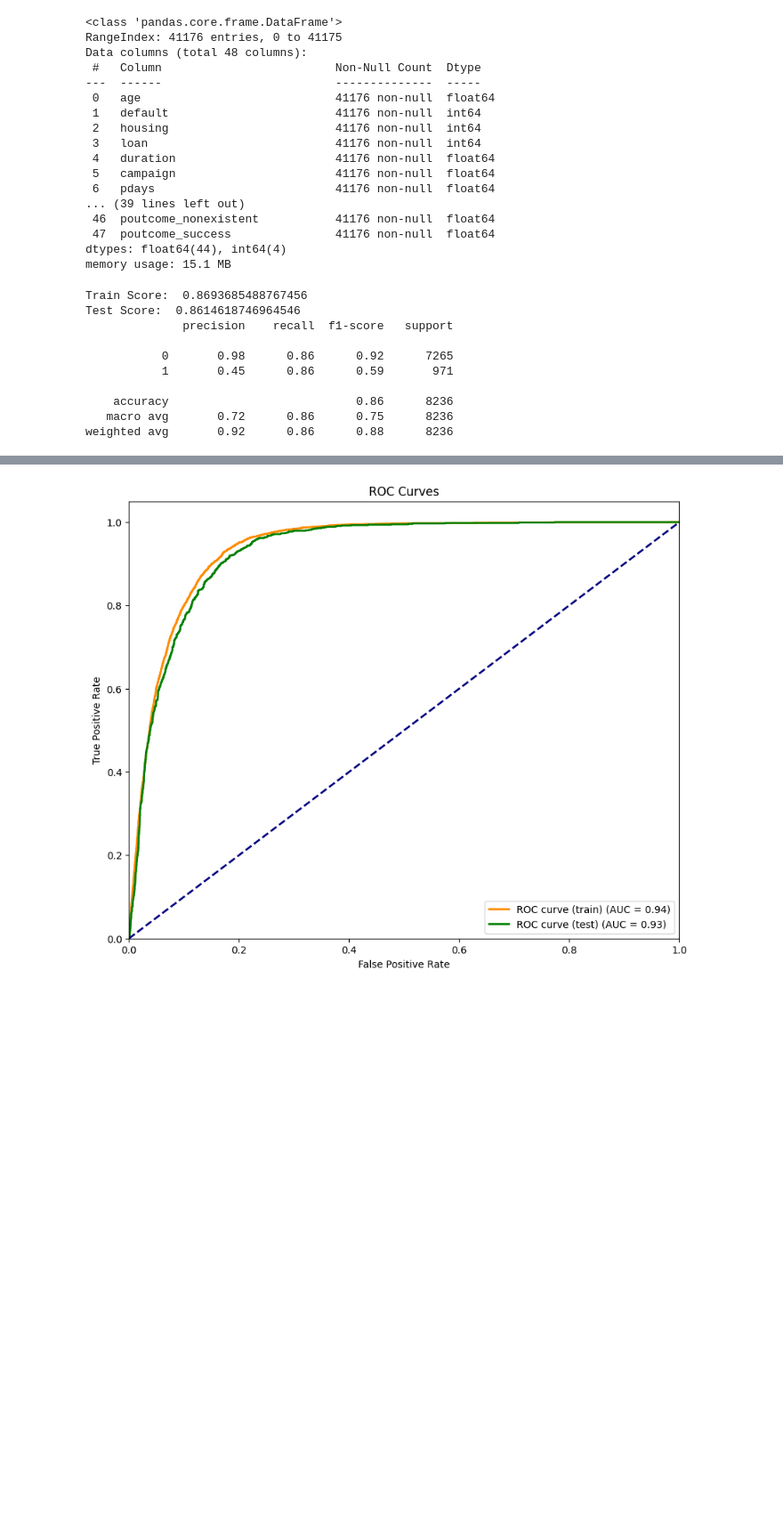
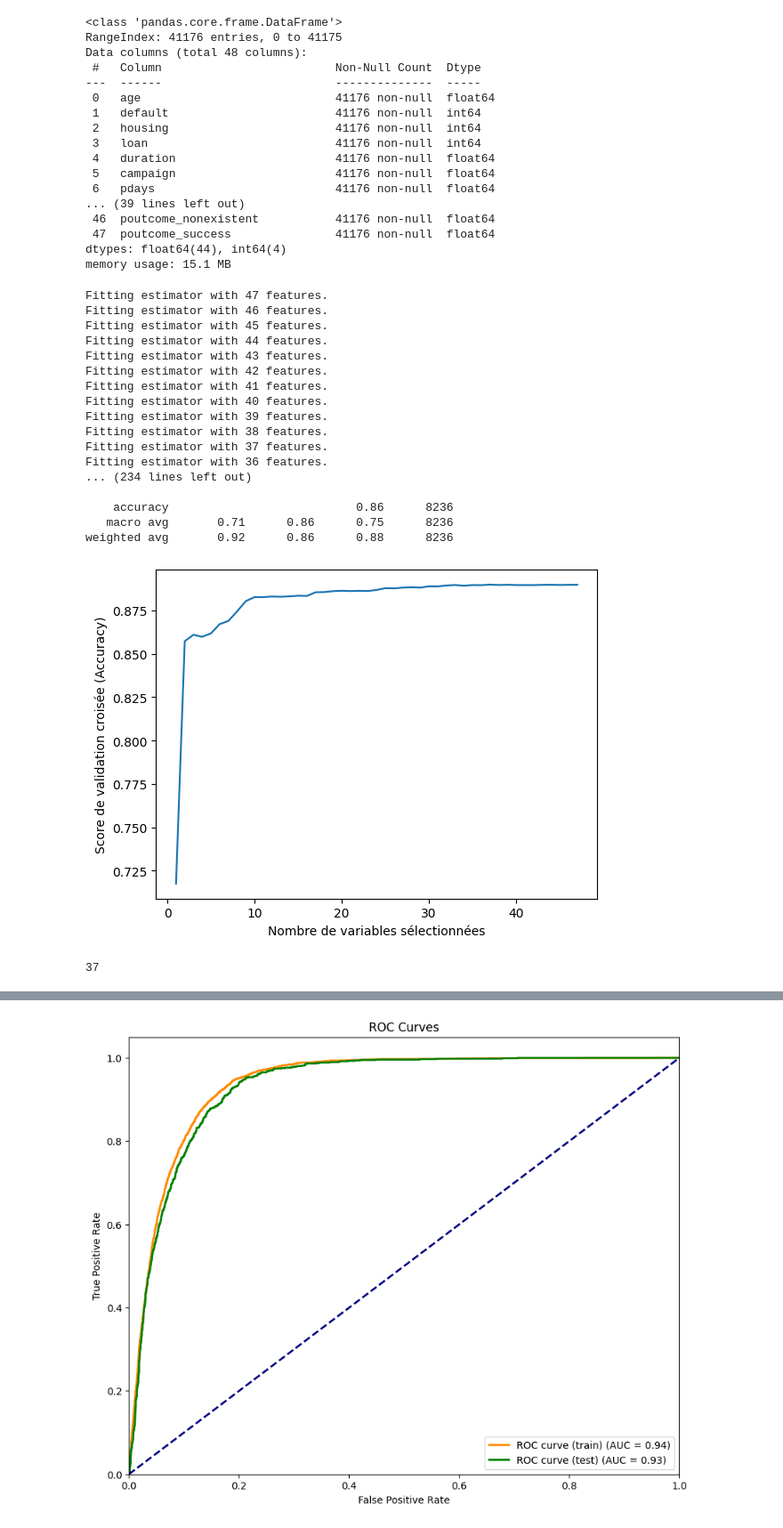
Before and after one commit to Lovatiana8/ML_project, a Jupyter notebook: regression_logistique.ipynb, the cells around one changed output, grey strips where cells are left out. Shown at 89% size. Saved outputs shown, nothing was run; the diff lists cells and outputs as text; code cells hidden in the pictures; blank space fills up the shorter version.

```diff
--- a/regression_logistique.ipynb
+++ b/regression_logistique.ipynb
@@ -104,9 +105,14 @@ X_train, X_test, y_train, y_test = train_test_split(X, y, test_size=0.2, random_
 smote = SMOTE(random_state=42)
 logreg = LogisticRegression(C=100, penalty='l2', solver='liblinear', max_iter=100) # d'apres gridsearch
 
-# Créer un pipeline avec SMOTE et la régression logistique
+# Créer un pipeline avec SMOTE, RFECV et la régression logistique
 pipeline = Pipeline([
     ('smote', smote),
+    ('feature_selection', RFECV(estimator=logreg,
+                                step=1,
+                                cv=StratifiedKFold(5),
+                                scoring='accuracy',
+                                verbose=2)),
     ('logreg', logreg)
 ])
 
@@ -127,13 +133,39 @@ print("Test Score: ", test_score)
 # Afficher le rapport de classification
 print(classification_report(y_test, y_pred))
 # %% [output]
-Train Score:  0.8693685488767456
-Test Score:  0.8614618746964546
-              precision    recall  f1-score   support
-
-           0       0.98      0.86      0.92      7265
-           1       0.45      0.86      0.59       971
+Fitting estimator with 47 features.
+Fitting estimator with 46 features.
+Fitting estimator with 45 features.
+Fitting estimator with 44 features.
+Fitting estimator with 43 features.
+Fitting estimator with 42 features.
+Fitting estimator with 41 features.
+Fitting estimator with 40 features.
+Fitting estimator with 39 features.
+Fitting estimator with 38 features.
+Fitting estimator with 37 features.
+Fitting estimator with 36 features.
+... (234 lines left out)
 
     accuracy                           0.86      8236
-   macro avg       0.72      0.86      0.75      8236
+   macro avg       0.71      0.86      0.75      8236
 weighted avg       0.92      0.86      0.88      8236
+# %%
+# Obtenir les variables sélectionnées
+selector = pipeline.named_steps['feature_selection']
+
+# Liste des variables sélectionnées
+selected_features = X_train.columns[selector.support_]
+
+# visualisation le nombre optimal de variables
+plt.figure()
+plt.xlabel("Nombre de variables sélectionnées")
+plt.ylabel("Score de validation croisée (Accuracy)")
+plt.plot(range(1, len(selector.cv_results_['mean_test_score']) + 1), selector.cv_results_['mean_test_score'])
+plt.show()
+# %% [output]
+[figure, added]
+# %%
+len(selected_features)
+# %% [output]
+37
```
Also changed, not shown: parts of 9 cells of this notebook, 1 other file.
